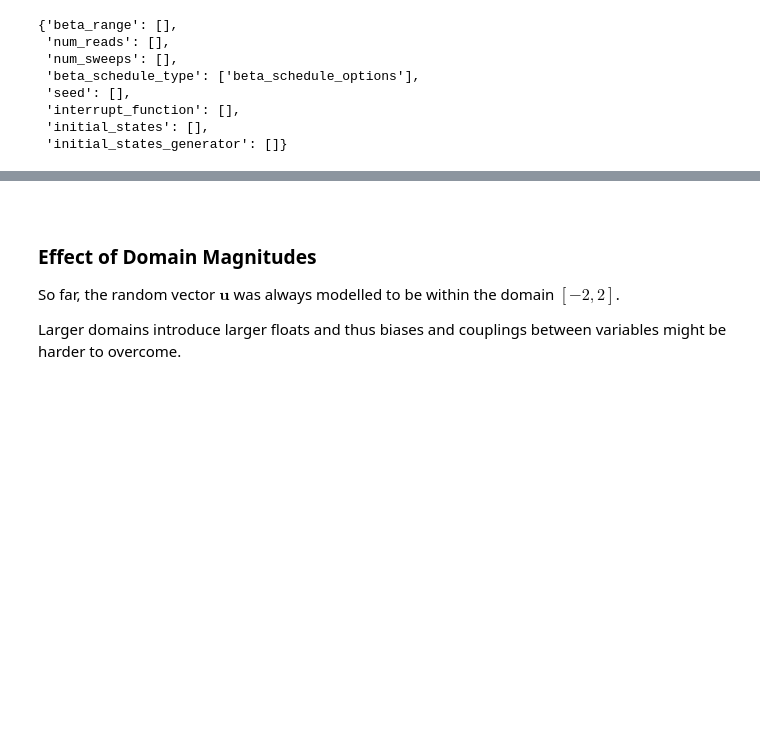
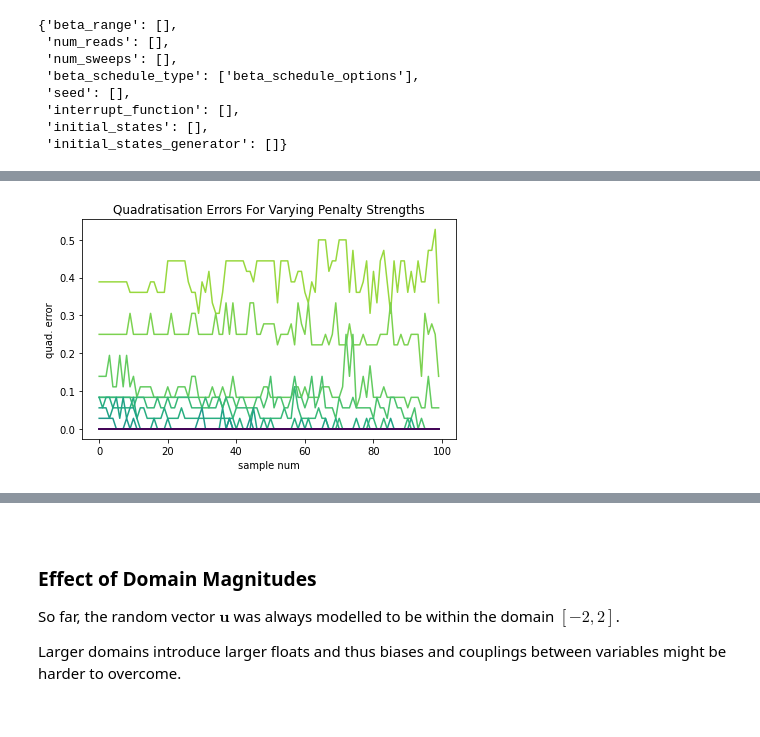
Before and after one commit to DBern97/Dwave-RAN-algs, a Jupyter notebook: Tuning M_kl.ipynb, the cells around one changed output, grey strips where cells are left out. Cells and saved outputs as stored; diff of their text form; code cells hidden in the pictures; blank space fills up the shorter version.

```diff
--- a/Tuning M_kl.ipynb
+++ b/Tuning M_kl.ipynb
@@ -174,0 +235,39 @@ plt.show()
+# %%
+
+
+cNorm = colors.Normalize(vmin=1, vmax=M[-1])
+cm = plt.get_cmap('viridis_r')
+scalarMap = mplcm.ScalarMappable(norm=cNorm, cmap=cm)
+
+median = np.zeros(len(M))
+mean = np.zeros(len(M))
+
+energies = []
+samples = []
+
+for i in range(len(M)):
+    sampleset = sampler.sample_qubo(model_qubo[i][0], num_reads=100)
+
+    samples = sampleset.samples()
+    energies = sampleset.record['energy']
+
+    min_energy = np.min(energies)
+
+    errors = np.zeros(len(samples))
+    for j in range(len(samples)):
+#         if np.abs(min_energy - energies[j]) <= min_energy/10:
+        errors[j] = quad_error(samples[j], unique_vars)
+
+    plt.plot(errors, color=scalarMap.to_rgba(M[i]))
+
+    median[i] = np.median(errors)
+    mean[i] = np.mean(errors)
+
+plt.xlabel('sample num')
+plt.ylabel('quad. error')
+plt.title('Quadratisation Errors For Varying Penalty Strengths')
+plt.tight_layout()
+plt.savefig('trial_quad_err.png', dpi=300)
+plt.show()
+# %% [output]
+[figure, added]
```
Also changed, not shown: parts of 23 cells of this notebook, 3 other files.
